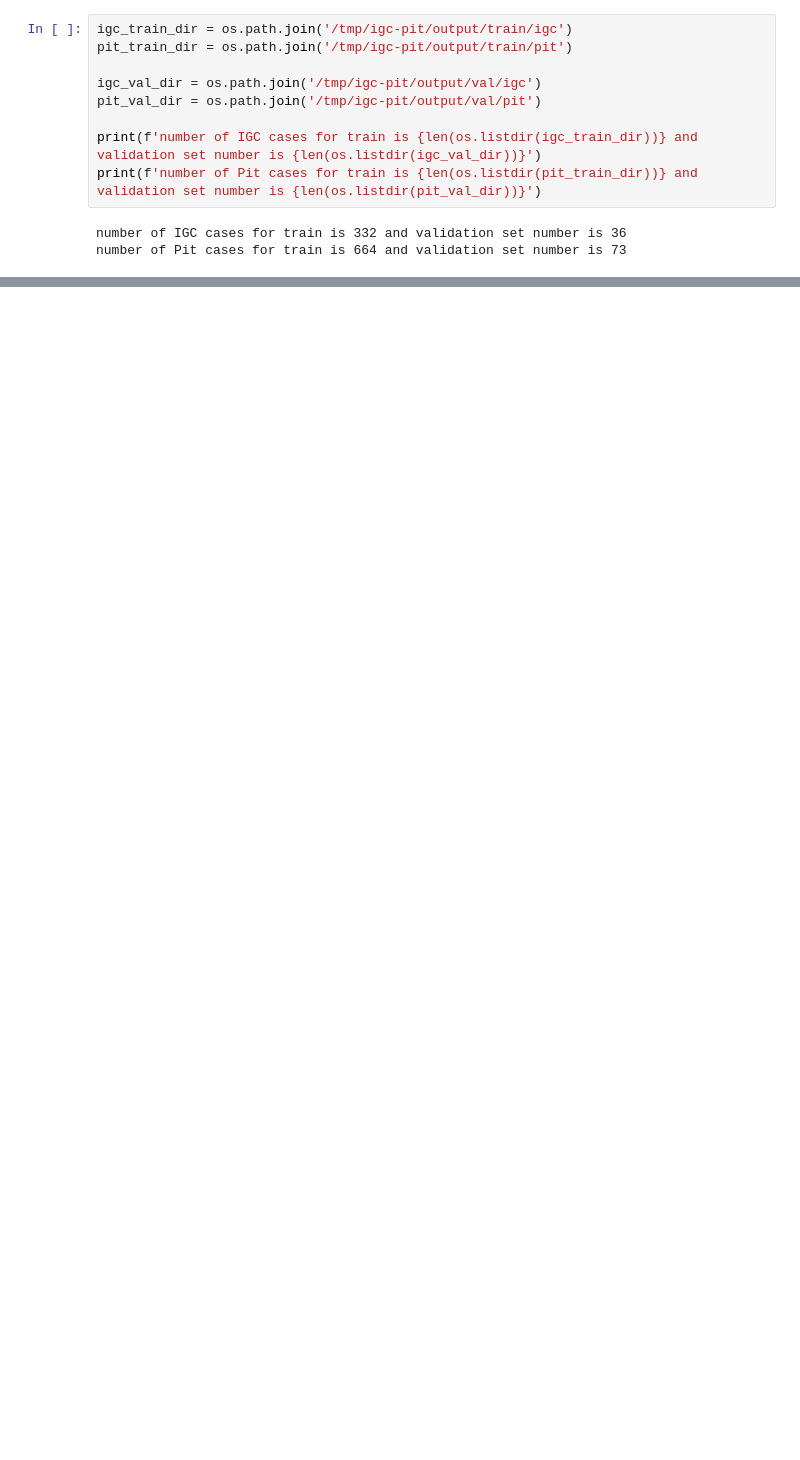
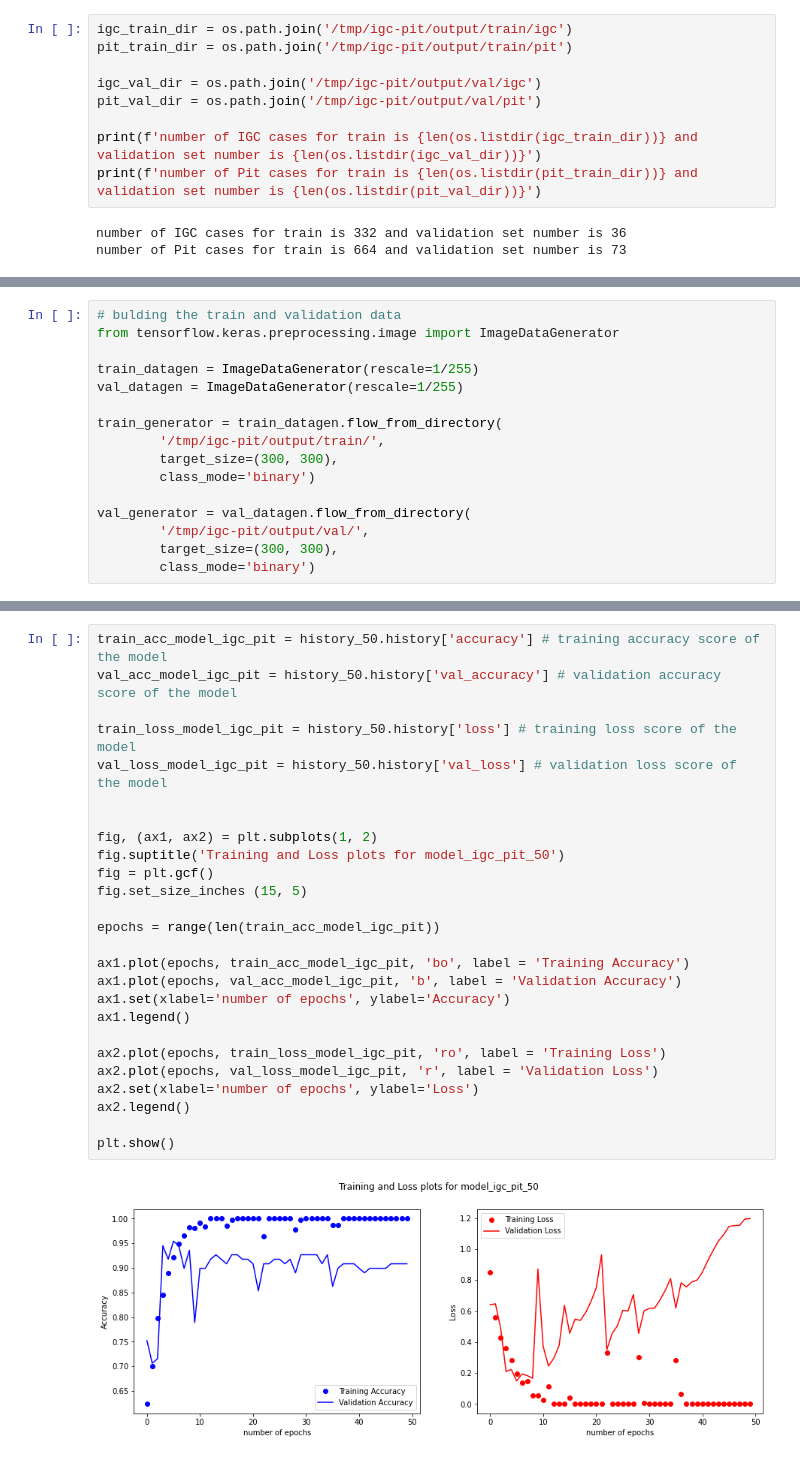
Before and after one commit to MajPaji/AI-corr-eye, a Jupyter notebook: corr_eye_pro.ipynb, the cells around one changed output, grey strips where cells are left out. Drawn from its saved outputs; the diff is of its cells as text; blank space fills up the shorter version.

```diff
--- a/corr_eye_pro.ipynb
+++ b/corr_eye_pro.ipynb
@@ -90,0 +200,16 @@ number of Pit cases for train is 664 and validation set number is 73
+# %%
+# bulding the train and validation data
+from tensorflow.keras.preprocessing.image import ImageDataGenerator
+
+train_datagen = ImageDataGenerator(rescale=1/255)
+val_datagen = ImageDataGenerator(rescale=1/255)
+
+train_generator = train_datagen.flow_from_directory(
+        '/tmp/igc-pit/output/train/',
+        target_size=(300, 300),
+        class_mode='binary')
+
+val_generator = val_datagen.flow_from_directory(
+        '/tmp/igc-pit/output/val/',
+        target_size=(300, 300),
+        class_mode='binary')
@@ -90,0 +358,28 @@ number of Pit cases for train is 664 and validation set number is 73
+# %%
+train_acc_model_igc_pit = history_50.history['accuracy'] # training accuracy score of the model
+val_acc_model_igc_pit = history_50.history['val_accuracy'] # validation accuracy score of the model
+
+train_loss_model_igc_pit = history_50.history['loss'] # training loss score of the model
+val_loss_model_igc_pit = history_50.history['val_loss'] # validation loss score of the model
+
+
+fig, (ax1, ax2) = plt.subplots(1, 2)
+fig.suptitle('Training and Loss plots for model_igc_pit_50')
+fig = plt.gcf()
+fig.set_size_inches (15, 5)
+
+epochs = range(len(train_acc_model_igc_pit))
+
+ax1.plot(epochs, train_acc_model_igc_pit, 'bo', label = 'Training Accuracy')
+ax1.plot(epochs, val_acc_model_igc_pit, 'b', label = 'Validation Accuracy')
+ax1.set(xlabel='number of epochs', ylabel='Accuracy')
+ax1.legend()
+
+ax2.plot(epochs, train_loss_model_igc_pit, 'ro', label = 'Training Loss')
+ax2.plot(epochs, val_loss_model_igc_pit, 'r', label = 'Validation Loss')
+ax2.set(xlabel='number of epochs', ylabel='Loss')
+ax2.legend()
+
+plt.show()
+# %% [output]
+[figure, added]
```
Also changed, not shown: parts of 25 cells of this notebook.
